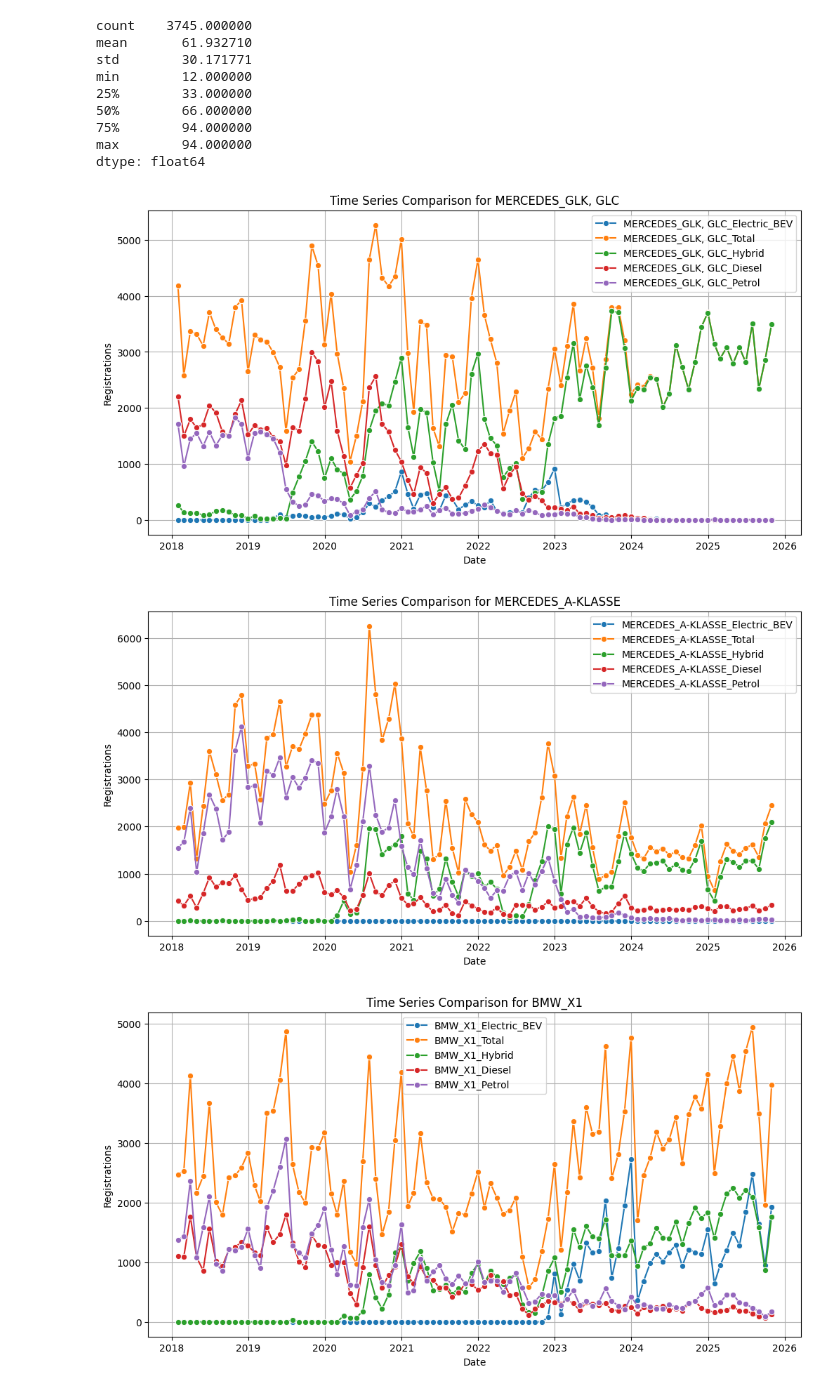
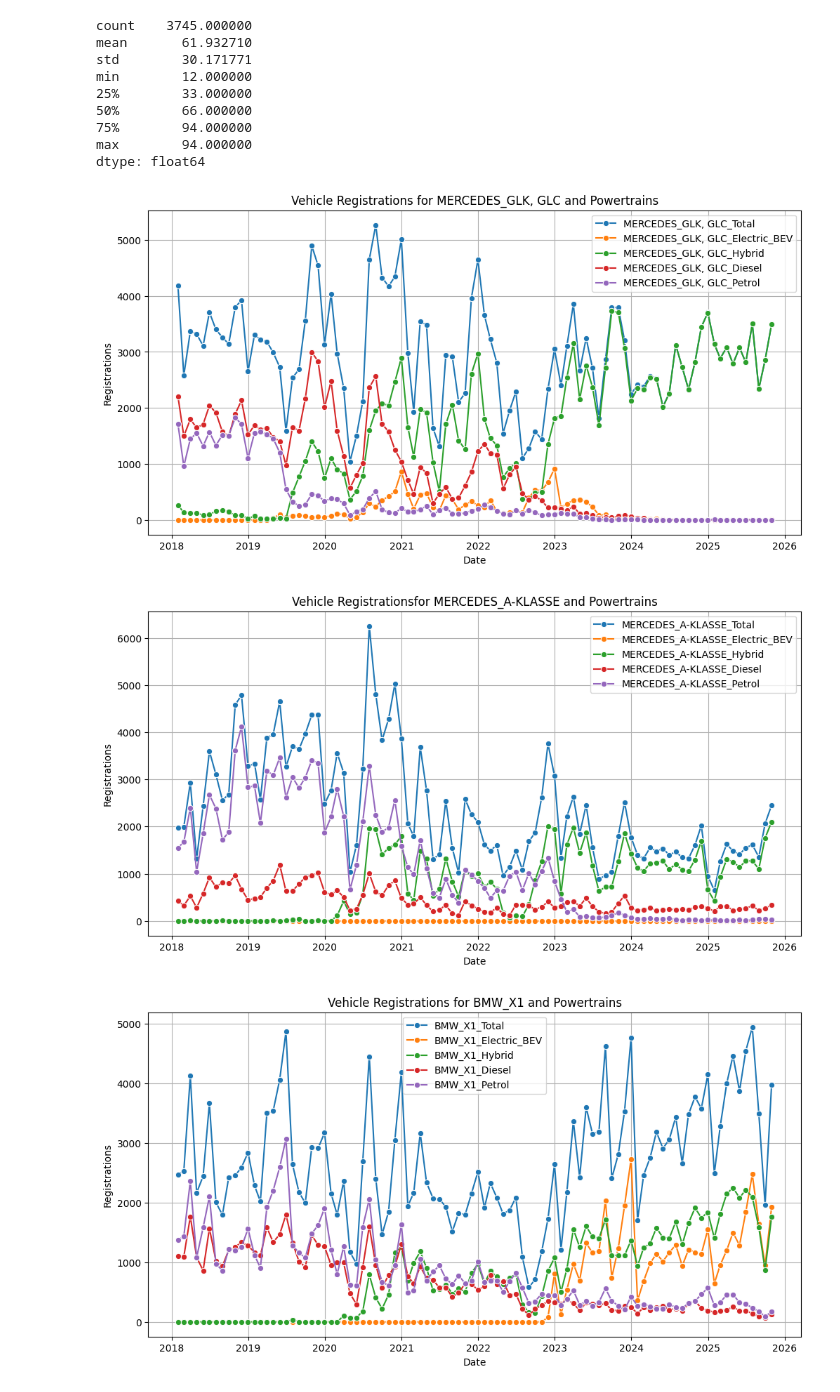
Before and after one commit to john2408/neural_networks_project_hdm, a Jupyter notebook: notebooks/john/data_exploration.ipynb, the cells around one changed output. Saved outputs shown, nothing was run; the diff lists cells and outputs as text; code cells hidden in the pictures.

```diff
--- a/notebooks/john/data_exploration.ipynb
+++ b/notebooks/john/data_exploration.ipynb
@@ -60,7 +60,7 @@ import seaborn as sns
 
 model = 'MERCEDES_GLK, GLC'
 
-timeseries_key_list = [f'{model}_Electric_BEV', f'{model}_Total',
+timeseries_key_list = [ f'{model}_Total', f'{model}_Electric_BEV',
                        f'{model}_Hybrid', f'{model}_Diesel', f'{model}_Petrol']
 
 time_col = 'Date'
@@ -75,21 +75,21 @@ for ts_key in timeseries_key_list:
     else:
         print(f"No data found for {ts_key}")
 
-plt.title(f'Time Series Comparison for {model}')
+plt.title(f'Vehicle Registrations for {model} and Powertrains')
 plt.xlabel('Date')
 plt.ylabel('Registrations')
 plt.legend()
 plt.grid(True)
 plt.show()
 # %% [output]
-[figure, old version]
+[figure, new version]
 # %%
 import matplotlib.pyplot as plt
 import seaborn as sns
 
 model = 'MERCEDES_A-KLASSE'
 
-timeseries_key_list = [f'{model}_Electric_BEV', f'{model}_Total',
+timeseries_key_list = [f'{model}_Total', f'{model}_Electric_BEV',
                        f'{model}_Hybrid', f'{model}_Diesel', f'{model}_Petrol']
 
 time_col = 'Date'
@@ -104,40 +104,40 @@ for ts_key in timeseries_key_list:
     else:
         print(f"No data found for {ts_key}")
 
-plt.title(f'Time Series Comparison for {model}')
+plt.title(f'Vehicle Registrationsfor {model} and Powertrains')
 plt.xlabel('Date')
 plt.ylabel('Registrations')
 plt.legend()
 plt.grid(True)
 plt.show()
 # %% [output]
-[figure, old version]
+[figure, new version]
 # %%
 import matplotlib.pyplot as plt
 import seaborn as sns
 
 model = 'BMW_X1'
 
-timeseries_key_list = [f'{model}_Electric_BEV', f'{model}_Total',
+timeseries_key_list = [f'{model}_Total', f'{model}_Electric_BEV',
                        f'{model}_Hybrid', f'{model}_Diesel', f'{model}_Petrol']
 
 time_col = 'Date'
 
 plt.figure(figsize=(12, 6))
 
 for ts_key in timeseries_key_list:
     df_subset = df[df['ts_key'] == ts_key].copy()
     if not df_subset.empty:
         df_subset = df_subset.sort_values(by=time_col)
         sns.lineplot(data=df_subset, x=time_col, y='Value', marker='o', label=ts_key)
     else:
         print(f"No data found for {ts_key}")
 
-plt.title(f'Time Series Comparison for {model}')
+plt.title(f'Vehicle Registrations for {model} and Powertrains')
 plt.xlabel('Date')
 plt.ylabel('Registrations')
 plt.legend()
 plt.grid(True)
 plt.show()
 # %% [output]
-[figure, old version]
+[figure, new version]
```
Also changed, not shown: parts of 1 cell of this notebook, 3 other files.
